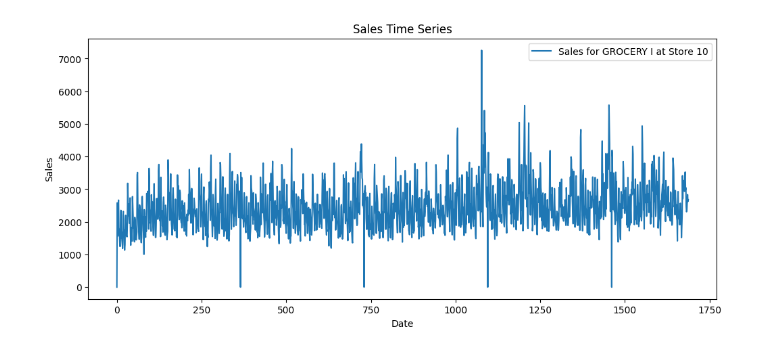
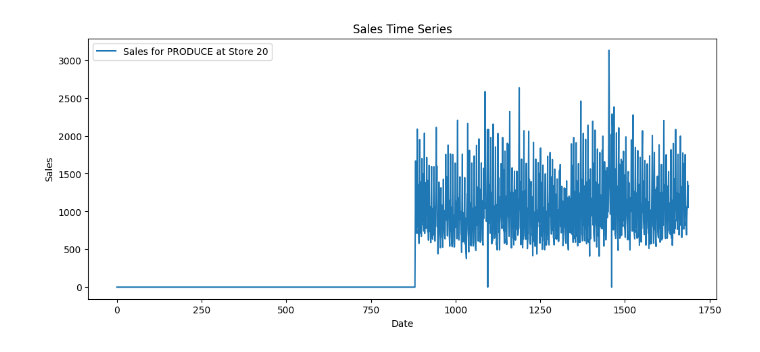
Before and after one commit to 8080509/Workshop-V-04-loc, a Jupyter notebook: time_series_arima.ipynb, the cells around one changed output. Saved outputs shown, nothing was run; the diff lists cells and outputs as text; code cells hidden in the pictures.

```diff
--- a/time_series_arima.ipynb
+++ b/time_series_arima.ipynb
@@ -6,34 +20,34 @@ import matplotlib.pyplot as plt
 # %%
 df = pd.read_csv('data/train.csv')
 # %%
-store_number = 10  # Change this to the desired store
-product_family = "GROCERY I"  # Change this to the desired product family
+store_number = 20  # Change this to the desired store
+product_family = "PRODUCE"  # Change this to the desired product family
 
 df_filtered = df[(df["store_nbr"] == store_number) & (df["family"] == product_family)].copy()
 
 # Set the date as the index
 dates_dt = pd.to_datetime(df_filtered['date'])
 dates_dt_min = dates_dt.min()
 days = (dates_dt - dates_dt_min).dt.days
 df_filtered['day'] = days
 df_filtered.set_index("day", inplace=True)
 
 # Keep only the sales column
-df_filtered = df_filtered[["sales"]]
+# df_filtered = df_filtered[["sales"]]
 
 # Sort
 df_filtered = df_filtered.sort_index()
 
 # Visualize sales over time
 plt.figure(figsize=(12, 5))
-plt.plot(df_filtered, label=f"Sales for {product_family} at Store {store_number}")
+plt.plot(df_filtered["sales"], label=f"Sales for {product_family} at Store {store_number}")
 plt.xlabel("Date")
 plt.ylabel("Sales")
 plt.title("Sales Time Series")
 plt.legend()
 plt.show()
 # %% [output]
-[figure, old version]
+[figure, new version]
 # %%
 # This is the implementation of the ARIMA model(this model does not take into account promotion data nor oil prizes, to be modified accordingly)
 
```
Also changed, not shown: parts of 11 cells of this notebook, 5 other files.
